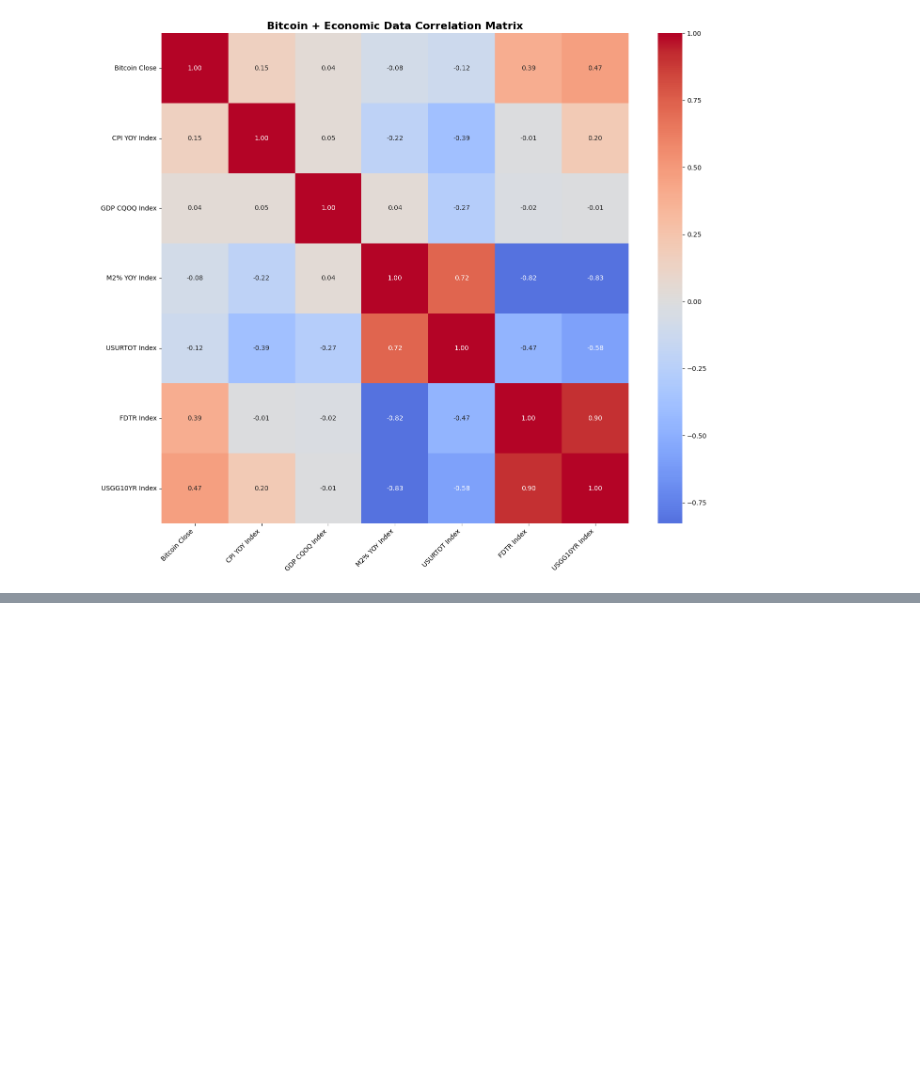
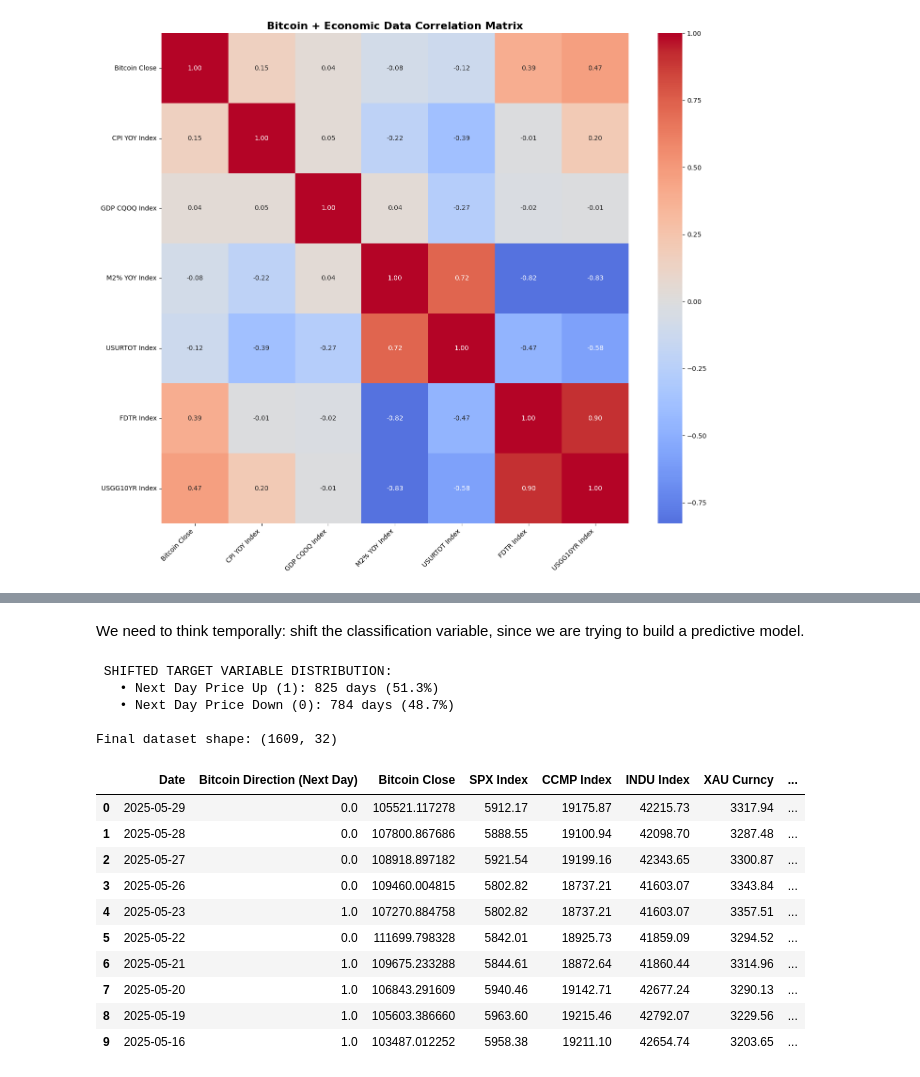
Before and after one commit to sbendre06/Supervised-Learning-BTC-Price-Direction, a Jupyter notebook: Pricing Models/feature-engineering.ipynb, the cells around one changed output, grey strips where cells are left out. Saved outputs shown, nothing was run; the diff lists cells and outputs as text; code cells hidden in the pictures; blank space fills up the shorter version.

Commit message:
add classification response variable

```diff
--- a/Pricing Models/feature-engineering.ipynb
+++ b/Pricing Models/feature-engineering.ipynb
@@ -216,0 +243,57 @@ plt.show()
+# %%
+df_sorted = df.sort_values('Date').reset_index(drop=True)
+df_sorted['Price_Change'] = df_sorted['Bitcoin Close'].diff()
+
+# binary classification
+df_sorted['Bitcoin Direction'] = (df_sorted['Price_Change'] > 0).astype(int)
+df_sorted = df_sorted.drop('Price_Change', axis=1)
+df_sorted = df_sorted.dropna().reset_index(drop=True)
+df = df_sorted.sort_values('Date', ascending=False).reset_index(drop=True)
+
+# reordering some columns (not important)
+cols = df.columns.tolist()
+cols.remove('Bitcoin Direction')
+cols.insert(1, 'Bitcoin Direction')
+df = df[cols]
+# %% [markdown]
+We need to think temporally: shift the classification variable, since we are trying to build a predictive model.
+# %%
+# temporal shift of classification variable
+df['Bitcoin Direction (Next Day)'] = df['Bitcoin Direction'].shift(1)
+df = df.drop('Bitcoin Direction', axis=1)
+
+# column reordering
+cols = df.columns.tolist()
+cols.remove('Bitcoin Direction (Next Day)')
+cols.insert(1, 'Bitcoin Direction (Next Day)')
+df = df[cols]
+
+# remove first row since it won't have a "next day" direction
+df = df.dropna().reset_index(drop=True)
+
+# some Bitcoin direction stats
+direction_counts = df['Bitcoin Direction (Next Day)'].value_counts()
+direction_pct = df['Bitcoin Direction (Next Day)'].value_counts(normalize=True) * 100
+print(f"\n SHIFTED TARGET VARIABLE DISTRIBUTION:")
+print(f"   • Next Day Price Up (1): {direction_counts[1]:,} days ({direction_pct[1]:.1f}%)")
+print(f"   • Next Day Price Down (0): {direction_counts[0]:,} days ({direction_pct[0]:.1f}%)")
+
+print(f"\nFinal dataset shape: {df.shape}")
+df.head(10)
+# %% [output]
+ SHIFTED TARGET VARIABLE DISTRIBUTION:
+   • Next Day Price Up (1): 825 days (51.3%)
+   • Next Day Price Down (0): 784 days (48.7%)
+
+Final dataset shape: (1609, 32)
+|  | Date | Bitcoin Direction (Next Day) | Bitcoin Close | SPX Index | CCMP Index | INDU Index | XAU Curncy | ... |
+| 0 | 2025-05-29 | 0.0 | 105521.117278 | 5912.17 | 19175.87 | 42215.73 | 3317.94 | ... |
+| 1 | 2025-05-28 | 0.0 | 107800.867686 | 5888.55 | 19100.94 | 42098.70 | 3287.48 | ... |
+| 2 | 2025-05-27 | 0.0 | 108918.897182 | 5921.54 | 19199.16 | 42343.65 | 3300.87 | ... |
+| 3 | 2025-05-26 | 0.0 | 109460.004815 | 5802.82 | 18737.21 | 41603.07 | 3343.84 | ... |
+| 4 | 2025-05-23 | 1.0 | 107270.884758 | 5802.82 | 18737.21 | 41603.07 | 3357.51 | ... |
+| 5 | 2025-05-22 | 0.0 | 111699.798328 | 5842.01 | 18925.73 | 41859.09 | 3294.52 | ... |
+| 6 | 2025-05-21 | 1.0 | 109675.233288 | 5844.61 | 18872.64 | 41860.44 | 3314.96 | ... |
+| 7 | 2025-05-20 | 1.0 | 106843.291609 | 5940.46 | 19142.71 | 42677.24 | 3290.13 | ... |
+| 8 | 2025-05-19 | 1.0 | 105603.386660 | 5963.60 | 19215.46 | 42792.07 | 3229.56 | ... |
+| 9 | 2025-05-16 | 1.0 | 103487.012252 | 5958.38 | 19211.10 | 42654.74 | 3203.65 | ... |
```
Also changed, not shown: parts of 7 cells of this notebook.
